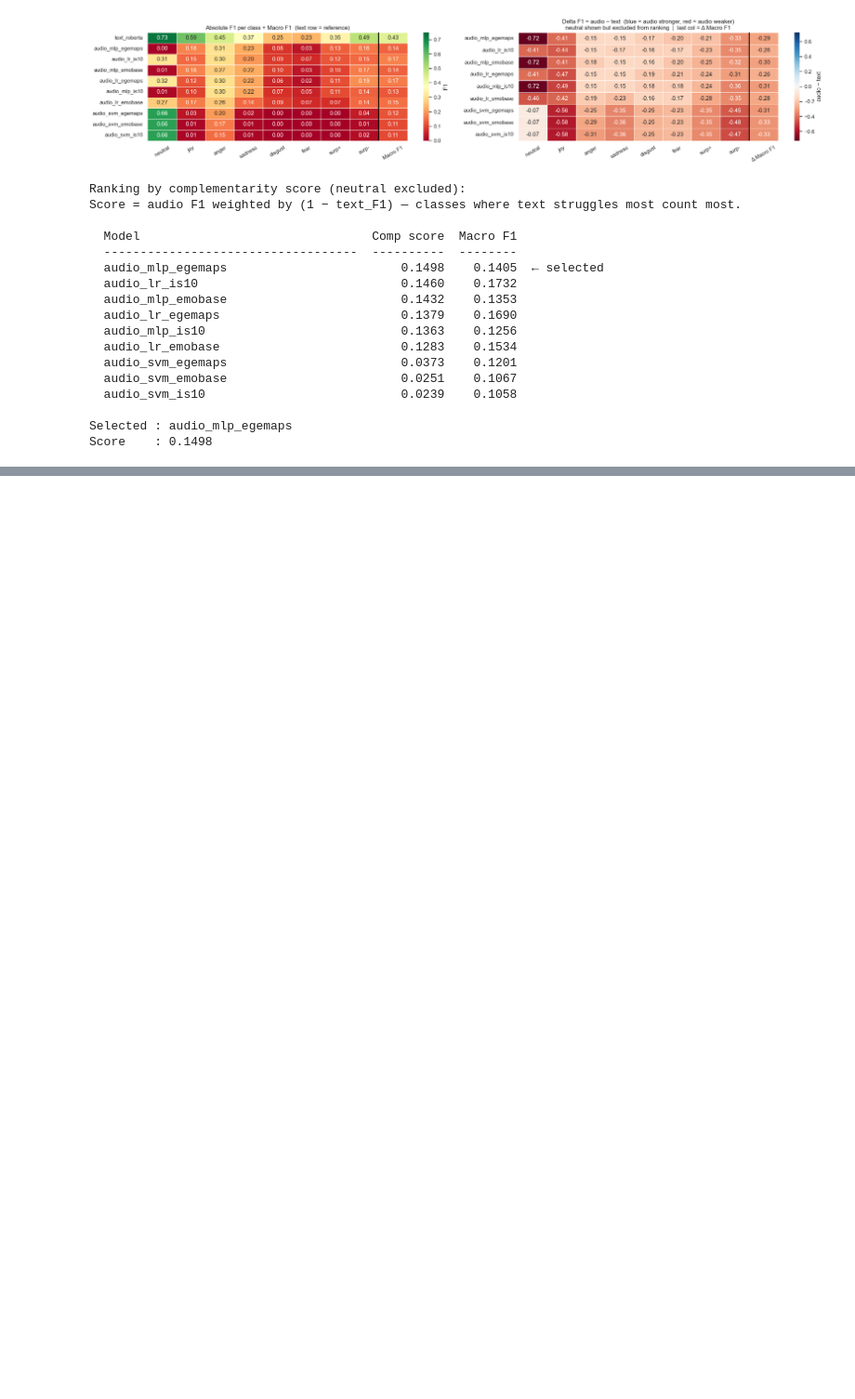
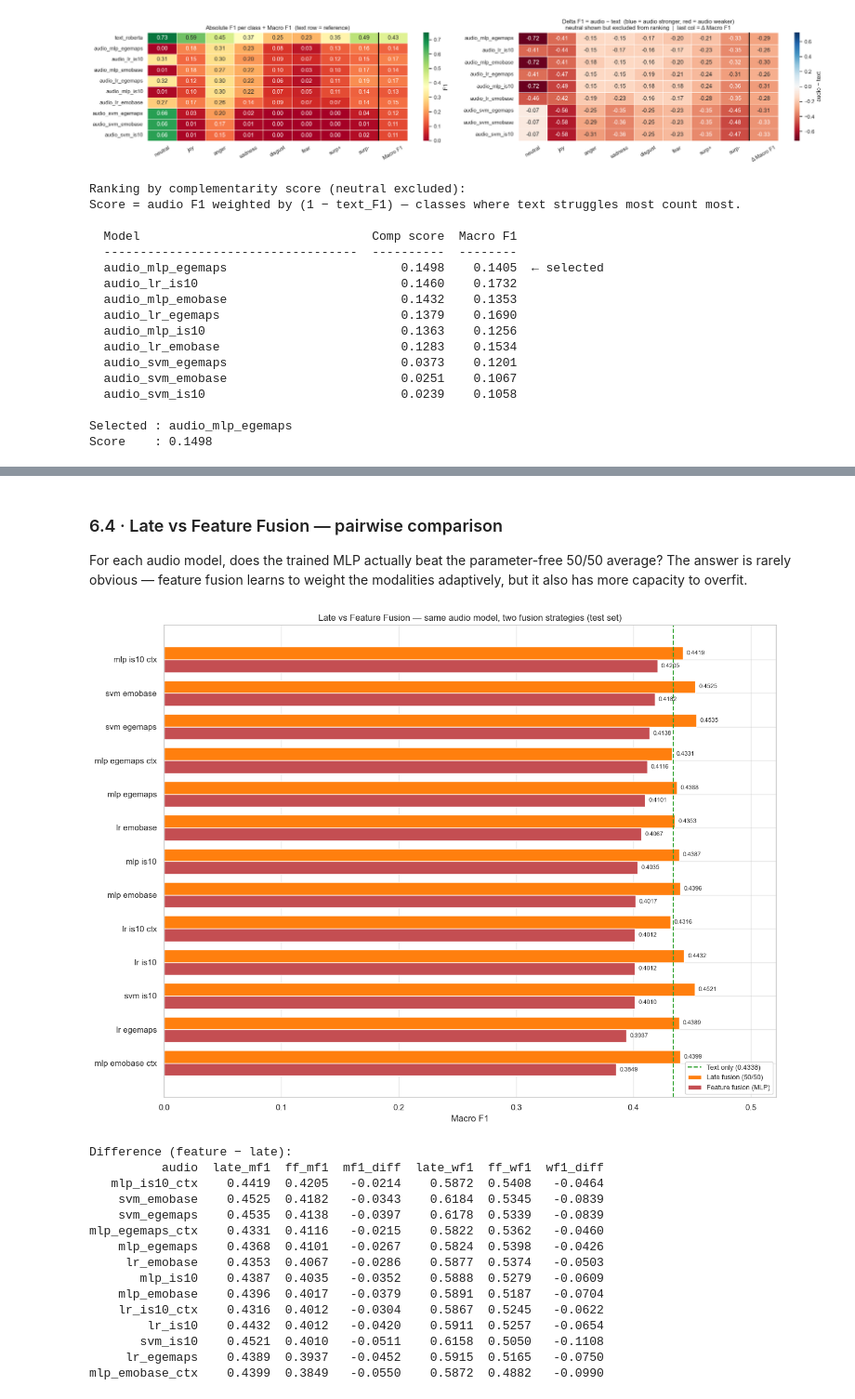
Before and after one commit to pvijayasures/NLP_P3, a Jupyter notebook: notebook/multimodal_experiments.ipynb, the cells around one changed output, grey strips where cells are left out. Shown at 93% size. Cells and saved outputs as stored; diff of their text form; code cells hidden in the pictures; blank space fills up the shorter version.

```diff
--- a/notebook/multimodal_experiments.ipynb
+++ b/notebook/multimodal_experiments.ipynb
@@ -1258,0 +1207,68 @@ Saved → /Users/priyanthvijayasures/Documents/000_Schule/Bachelor Data Science/
+# %% [markdown]
+### 6.4 · Late vs Feature Fusion — pairwise comparison
+
+For each audio model, does the trained MLP actually beat the parameter-free 50/50 average? The answer is rarely obvious — feature fusion learns to weight the modalities adaptively, but it also has more capacity to overfit.
+# %%
+# Pair each late-fusion result with its feature-fusion counterpart.
+_compare_rows = []
+for _atag in _audio_tags:
+    _late_tag = f'{LATE_PREFIX}_{_atag.replace("audio_", "")}'
+    _ff_tag   = f'{FF_PREFIX}_{_atag.replace("audio_", "")}'
+    _l = json.loads(get_metrics_path(_late_tag).read_text())  if get_metrics_path(_late_tag).exists() else None
+    _f = json.loads(get_metrics_path(_ff_tag).read_text())    if get_metrics_path(_ff_tag).exists()   else None
+    if not (_l and _f):
+        continue
+    _compare_rows.append({
+        'audio':    _atag.replace('audio_', ''),
+        'late_mf1': _l['macro_f1'],
+        'late_wf1': _l['weighted_f1'],
+        'ff_mf1':   _f['macro_f1'],
+        'ff_wf1':   _f['weighted_f1'],
+        'mf1_diff': _f['macro_f1']    - _l['macro_f1'],
+        'wf1_diff': _f['weighted_f1'] - _l['weighted_f1'],
+    })
+
+df_compare = pd.DataFrame(_compare_rows).sort_values('ff_mf1', ascending=False).reset_index(drop=True)
+
+# Grouped bar chart: late vs feature fusion mF1 per audio model
+fig, ax = plt.subplots(figsize=(13, 0.6 * len(df_compare) + 2))
+_x = np.arange(len(df_compare))
+_w = 0.38
+ax.barh(_x - _w/2, df_compare['late_mf1'], _w, label='Late fusion (50/50)',     color='#FF7F0E')
+ax.barh(_x + _w/2, df_compare['ff_mf1'],   _w, label='Feature fusion (MLP)',    color='#C44E52')
+ax.axvline(_text_mf1, color='#2ca02c', linewidth=1.5, linestyle='--', label=f'Text only ({_text_mf1:.4f})')
+
+for i, r in df_compare.iterrows():
+    ax.text(r['late_mf1'] + 0.003, i - _w/2, f'{r["late_mf1"]:.4f}', va='center', fontsize=8)
+    ax.text(r['ff_mf1']   + 0.003, i + _w/2, f'{r["ff_mf1"]:.4f}',   va='center', fontsize=8)
+
+ax.set_yticks(_x)
+ax.set_yticklabels(df_compare['audio'].str.replace('_', ' '))
+ax.set_xlabel('Macro F1')
+ax.set_title('Late vs Feature Fusion — same audio model, two fusion strategies (test set)')
+ax.invert_yaxis()
+ax.legend(loc='lower right', fontsize=9)
+ax.set_xlim(0, max(df_compare['late_mf1'].max(), df_compare['ff_mf1'].max()) * 1.15)
+plt.tight_layout()
+plt.savefig(OUTPUTS_DIR / 'plots' / 'late_vs_feature_fusion.png', dpi=150, bbox_inches='tight')
+plt.show()
+
+print('\nDifference (feature − late):')
+print(df_compare[['audio', 'late_mf1', 'ff_mf1', 'mf1_diff', 'late_wf1', 'ff_wf1', 'wf1_diff']].to_string(index=False))
+# %% [output]
+[figure, added]
+Difference (feature − late):
+          audio  late_mf1  ff_mf1  mf1_diff  late_wf1  ff_wf1  wf1_diff
+   mlp_is10_ctx    0.4419  0.4205   -0.0214    0.5872  0.5408   -0.0464
+    svm_emobase    0.4525  0.4182   -0.0343    0.6184  0.5345   -0.0839
+    svm_egemaps    0.4535  0.4138   -0.0397    0.6178  0.5339   -0.0839
+mlp_egemaps_ctx    0.4331  0.4116   -0.0215    0.5822  0.5362   -0.0460
+    mlp_egemaps    0.4368  0.4101   -0.0267    0.5824  0.5398   -0.0426
+     lr_emobase    0.4353  0.4067   -0.0286    0.5877  0.5374   -0.0503
+       mlp_is10    0.4387  0.4035   -0.0352    0.5888  0.5279   -0.0609
+    mlp_emobase    0.4396  0.4017   -0.0379    0.5891  0.5187   -0.0704
+    lr_is10_ctx    0.4316  0.4012   -0.0304    0.5867  0.5245   -0.0622
+        lr_is10    0.4432  0.4012   -0.0420    0.5911  0.5257   -0.0654
+       svm_is10    0.4521  0.4010   -0.0511    0.6158  0.5050   -0.1108
+     lr_egemaps    0.4389  0.3937   -0.0452    0.5915  0.5165   -0.0750
+mlp_emobase_ctx    0.4399  0.3849   -0.0550    0.5872  0.4882   -0.0990
```
Also changed, not shown: parts of 62 cells of this notebook.
